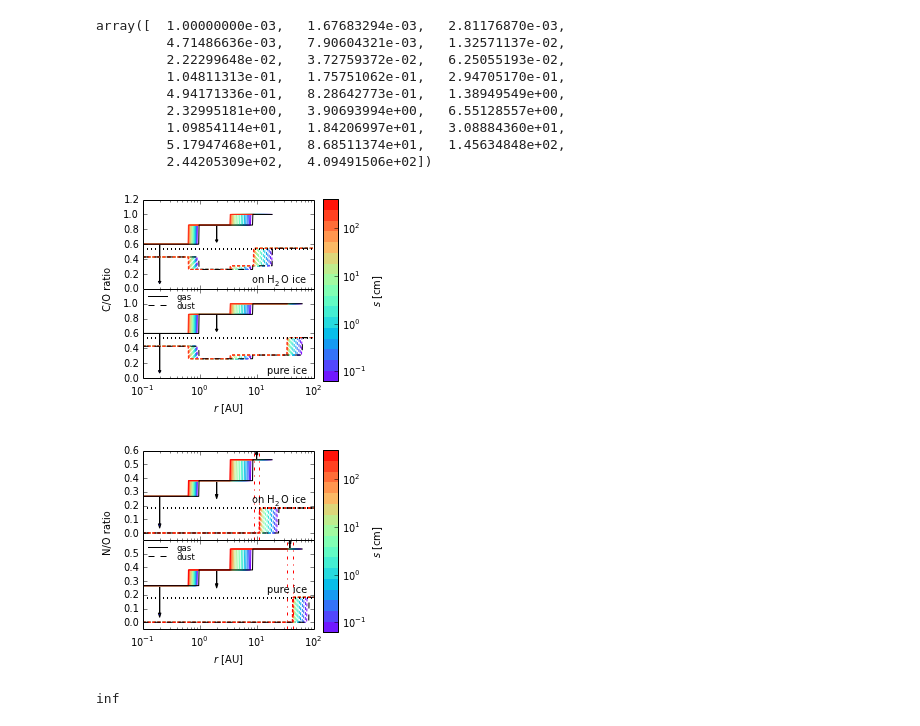
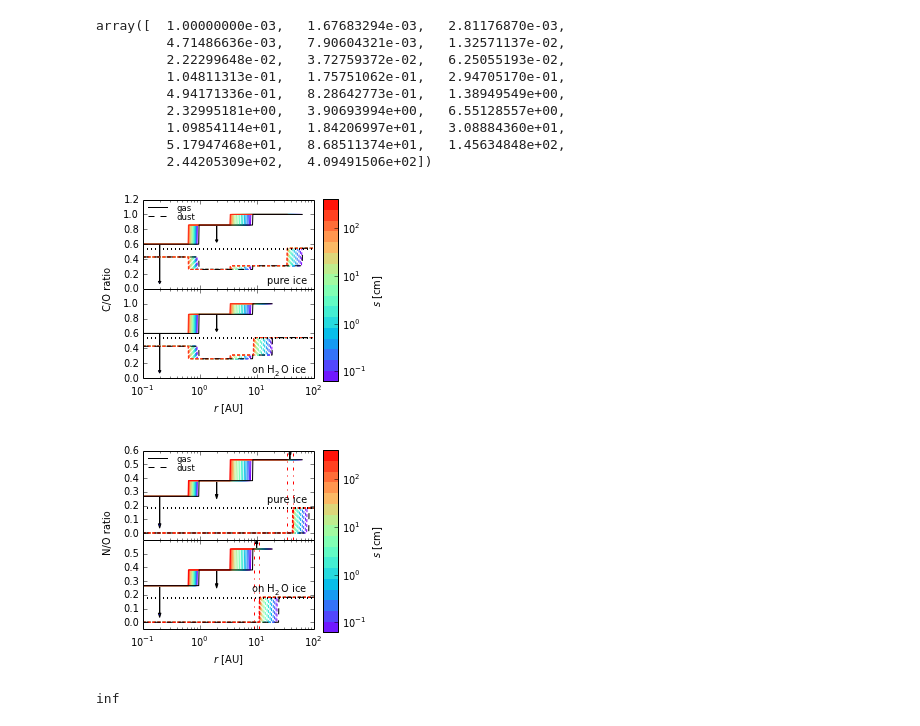
Before and after one commit to apiso/Thesis, a Jupyter notebook: python/CNO_ratios.ipynb, the cells around one changed output. Cells and saved outputs as stored; diff of their text form; code cells hidden in the pictures.

```diff
--- a/python/CNO_ratios.ipynb
+++ b/python/CNO_ratios.ipynb
@@ -108,7 +108,7 @@ rcParams['mathtext.rm'] = 'Bitstream Vera Sans'
 rcParams['mathtext.it'] = 'Bitstream Vera Sans:italic'
 rcParams['mathtext.bf'] = 'Bitstream Vera Sans:bold'
 # %%
-fig, (ax1, ax2) = plt.subplots(2, sharex = True, figsize = (5/1.2, 4/1.2))
+fig, (ax2, ax1) = plt.subplots(2, sharex = True, figsize = (5/1.2, 4/1.2))
 
 Z = [[0,0],[0,0]]
 levels = s[8:]
@@ -149,8 +149,8 @@ ax2.set_ylim(0, 1.2)
 ax2.set_xlim(1e-1, 1e2)
 #ax2.semilogx(a, ones(len(a))*0.54, ls = ':', lw = 2, color = 'black')
 #ax2.set_ylim(0, 1.2)
-ax2.set_yticks([0, 0.2, 0.4, 0.6, 0.8, 1])
-ax2.set_xlabel(r'$r$ [AU]')
+ax1.set_yticks([0, 0.2, 0.4, 0.6, 0.8, 1])
+ax1.set_xlabel(r'$r$ [AU]')
 
 
 cbar_ax = fig.add_axes([0.75, 0.18, 0.05, 0.76])
@@ -159,7 +159,7 @@ cbar2 = fig.colorbar(CS2, cax = cbar_ax)
 cbar2.set_ticks([1e-2, 1e-1, 1e0, 1e1, 1e2])
 cbar2.set_label(r'$s$ [cm]')
 
-ax1.text(
+ax2.text(
     .025, 0.003, "C/O ratio", rotation='vertical',
     horizontalalignment='center', verticalalignment='center')
 
@@ -181,9 +181,9 @@ fig.subplots_adjust(left = 0.15, right = 0.72, hspace = 0)
 #plt.show()
 plt.savefig('../figs/C_O_water_ice.pdf')
 # %% [output]
-[figure, old version]
+[figure, new version]
 # %%
-fig, (ax1, ax2) = plt.subplots(2, sharex = True, figsize = (5/1.2, 4/1.2))
+fig, (ax2, ax1) = plt.subplots(2, sharex = True, figsize = (5/1.2, 4/1.2))
 
 Z = [[0,0],[0,0]]
 levels = s[8:]
@@ -225,8 +225,8 @@ ax2.set_ylim(-0.05, 0.6)
 ax2.set_xlim(1e-1, 1e2)
 #ax2.semilogx(a, ones(len(a))*0.54, ls = ':', lw = 2, color = 'black')
 #ax2.set_ylim(0, 1.2)
-ax2.set_yticks([0, 0.1, 0.2, 0.3, 0.4, 0.5])
-ax2.set_xlabel(r'$r$ [AU]')
+ax1.set_yticks([0, 0.1, 0.2, 0.3, 0.4, 0.5])
+ax1.set_xlabel(r'$r$ [AU]')
 
 
 cbar_ax = fig.add_axes([0.75, 0.18, 0.05, 0.76])
@@ -235,36 +235,36 @@ cbar2 = fig.colorbar(CS2, cax = cbar_ax)
 cbar2.set_ticks([1e-2, 1e-1, 1e0, 1e1, 1e2])
 cbar2.set_label(r'$s$ [cm]')
 
-ax1.text(
+ax2.text(
     .025, 0.003, "N/O ratio", rotation='vertical',
     horizontalalignment='center', verticalalignment='center')
 
 ax1.axvline(x = a[324], c = 'r', ls = '-.', lw = 1)
 ax1.axvline(x = a[341], c = 'r', ls = '-.', lw = 1)
 
 ax2.axvline(x = a[422], c = 'r', ls = '-.', lw = 1)
 ax2.axvline(x = a[438], c = 'r', ls = '-.', lw = 1)
 
 plt.tight_layout()
 fig.subplots_adjust(left = 0.15, right = 0.71, hspace = 0)
 
 ax1.arrow(0.2, 0.266, 0, -0.2)
 ax1.arrow(2, 0.38, 0, -0.1, fc="k", ec="k", head_width=0.2, head_length = 0.03)
 ax2.arrow(0.2, 0.2666, 0, -0.2)
 ax2.arrow(2, 0.38, 0, -0.1,  fc="k", ec="k", head_width=0.2, head_length = 0.03)
 ax1.arrow(a[333], 0.53333, 0, 0.04,  fc="k", ec="k", head_width=1, head_length = 0.03)
 ax2.arrow(a[430], 0.53333, 0, 0.04,  fc="k", ec="k", head_width=3, head_length = 0.03)
 
 ax1.text(8, 0.22, r'on H$_2$O ice')
 ax2.text(15, 0.22, 'pure ice')
 
 
 plt.tight_layout()
 fig.subplots_adjust(left = 0.15, right = 0.72, hspace = 0)
 #plt.show()
 plt.savefig('../figs/N_O_water_ice.pdf')
 # %% [output]
-[figure, old version]
+[figure, new version]
 # %%
 numpy.set_printoptions(threshold=numpy.nan)
 #shape(arraygasN)
```
Also changed, not shown: 9 other files.
